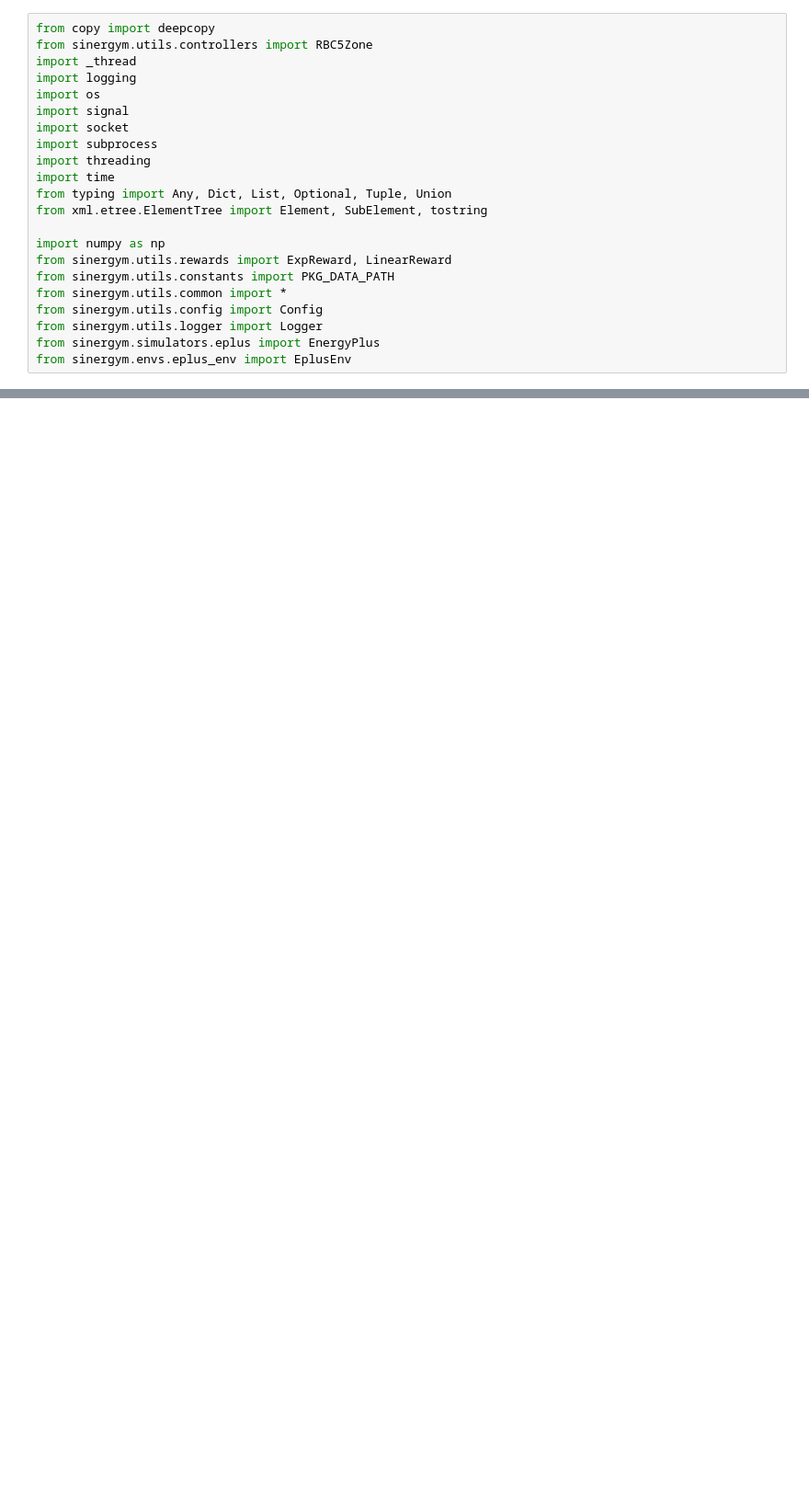
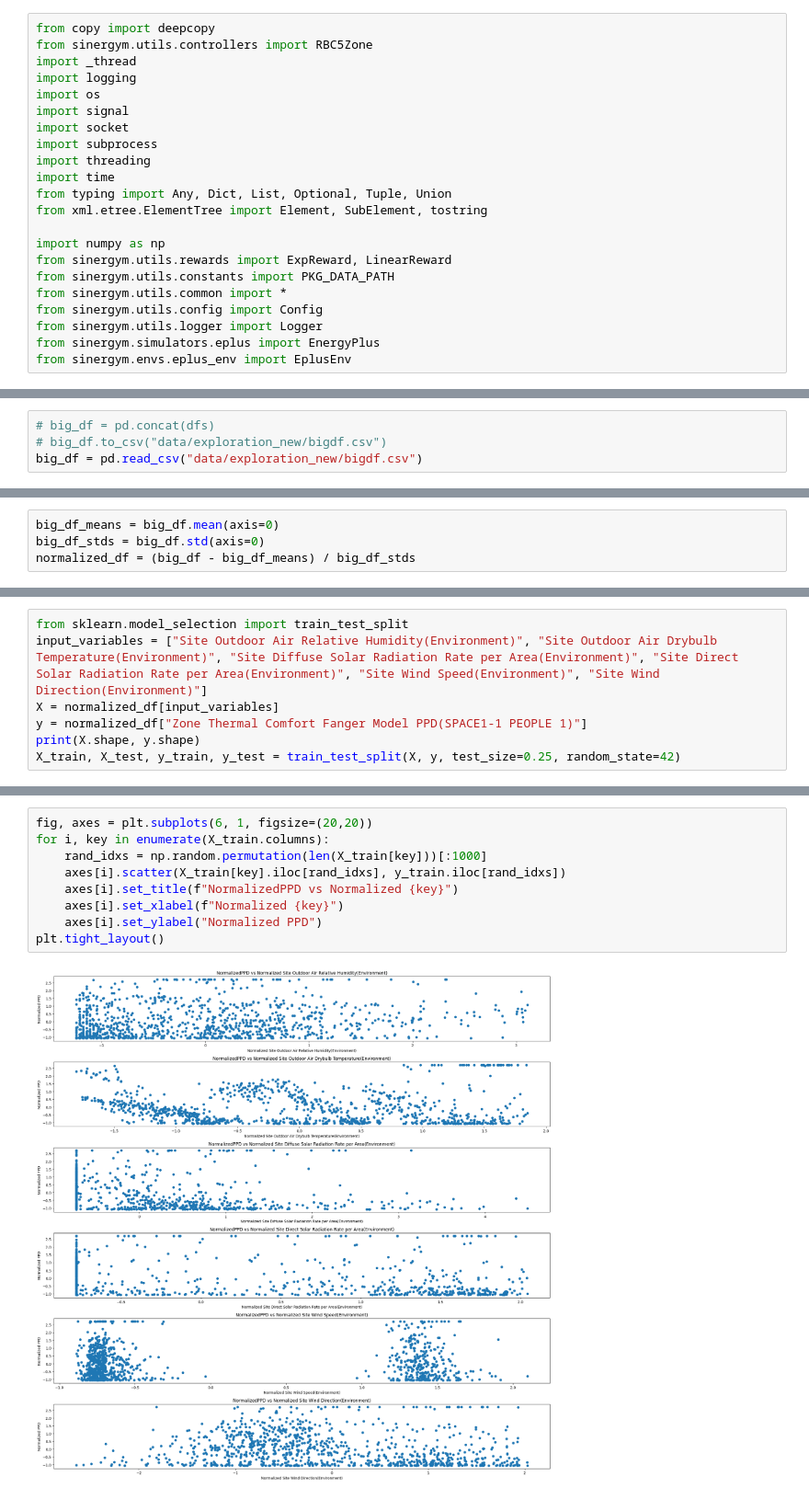
Before and after one commit to Demosthen/ActiveRL, a Jupyter notebook: scratch.ipynb, the cells around one changed output, grey strips where cells are left out. Shown at 92% size. Cells and saved outputs as stored; diff of their text form; blank space fills up the shorter version.

```diff
--- a/scratch.ipynb
+++ b/scratch.ipynb
@@ -537,0 +497,4 @@ Name: Site Outdoor Air Drybulb Temperature(Environment), dtype: float64
+# %%
+# big_df = pd.concat(dfs)
+# big_df.to_csv("data/exploration_new/bigdf.csv")
+big_df = pd.read_csv("data/exploration_new/bigdf.csv")
@@ -537,0 +510,4 @@ Name: Site Outdoor Air Drybulb Temperature(Environment), dtype: float64
+# %%
+big_df_means = big_df.mean(axis=0)
+big_df_stds = big_df.std(axis=0)
+normalized_df = (big_df - big_df_means) / big_df_stds
@@ -537,0 +523,7 @@ Name: Site Outdoor Air Drybulb Temperature(Environment), dtype: float64
+# %%
+from sklearn.model_selection import train_test_split
+input_variables = ["Site Outdoor Air Relative Humidity(Environment)", "Site Outdoor Air Drybulb Temperature(Environment)", "Site Diffuse Solar Radiation Rate per Area(Environment)", "Site Direct Solar Radiation Rate per Area(Environment)", "Site Wind Speed(Environment)", "Site Wind Direction(Environment)"]
+X = normalized_df[input_variables]
+y = normalized_df["Zone Thermal Comfort Fanger Model PPD(SPACE1-1 PEOPLE 1)"]
+print(X.shape, y.shape)
+X_train, X_test, y_train, y_test = train_test_split(X, y, test_size=0.25, random_state=42)
@@ -538,2 +577,13 @@ Name: Site Outdoor Air Drybulb Temperature(Environment), dtype: float64
+# %%
+fig, axes = plt.subplots(6, 1, figsize=(20,20))
+for i, key in enumerate(X_train.columns):
+    rand_idxs = np.random.permutation(len(X_train[key]))[:1000]
+    axes[i].scatter(X_train[key].iloc[rand_idxs], y_train.iloc[rand_idxs])
+    axes[i].set_title(f"NormalizedPPD vs Normalized {key}")
+    axes[i].set_xlabel(f"Normalized {key}")
+    axes[i].set_ylabel("Normalized PPD")
+plt.tight_layout()
+# %% [output]
+[figure, added]
 # %%
 # df2["Site Outdoor Air Relative Humidity(Environment)"].describe()
```
Also changed, not shown: parts of 25 cells of this notebook, 5 other files.
